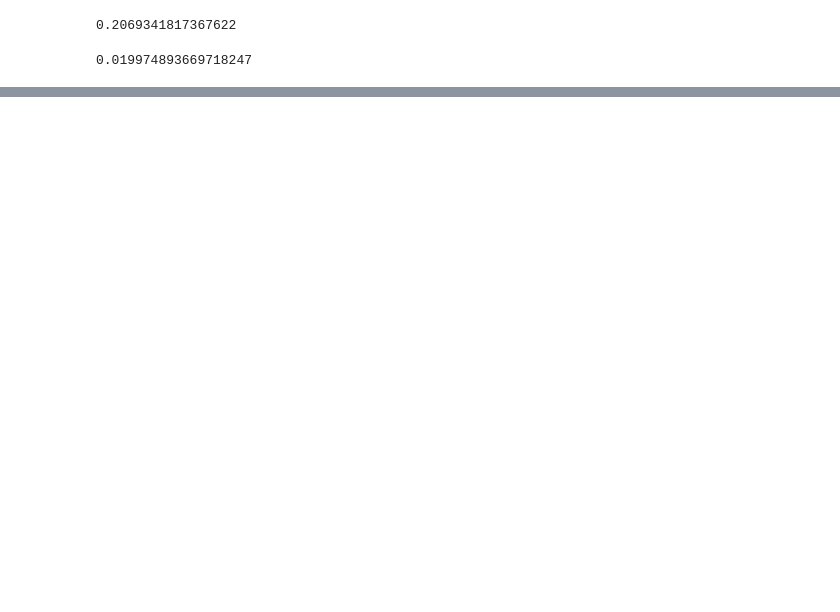
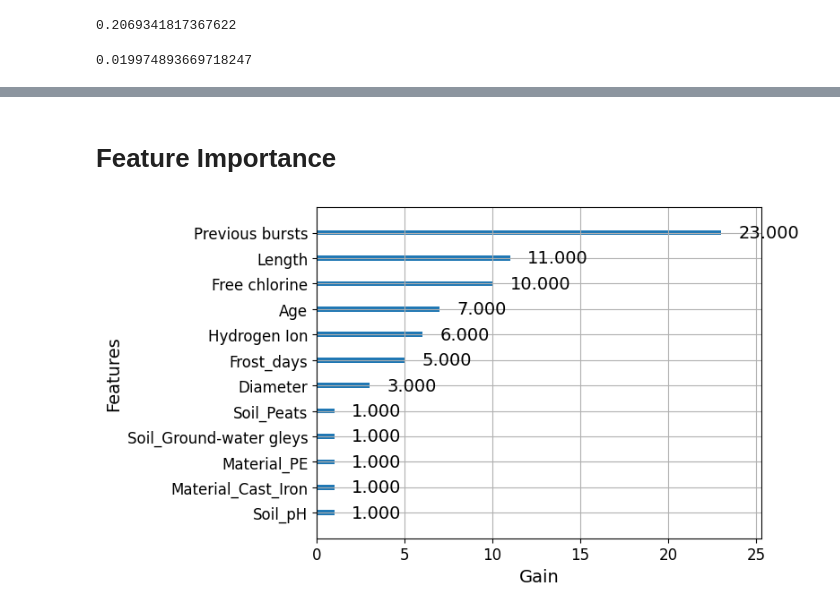
Before and after one commit to UlaStats/MSc-project-pipe-failure-prediction, a Jupyter notebook: Modelling ML.ipynb, the cells around one changed output, grey strips where cells are left out. Saved outputs shown, nothing was run; the diff lists cells and outputs as text; code cells hidden in the pictures; blank space fills up the shorter version.

```diff
--- a/Modelling ML.ipynb
+++ b/Modelling ML.ipynb
@@ -105,7 +116,9 @@ xgb_test_tidy = xgb.DMatrix(X_test_tidy, y_test, enable_categorical=True)
 # model training of XGBoost
 
 params = {
-    'objective': "reg:squarederror"
+    'objective': "reg:squarederror",
+    'seed': 42
+
 }
 
 
@@ -487,0 +525,20 @@ R2_ANN.to_csv("/content/drive/MyDrive/MSc project/Experiment 1/R2_ANN.csv", enco
+# %%
+# converting dataframe to DMatrix
+
+import xgboost as xgb
+
+xgb_train_tidy = xgb.DMatrix(X_train_tidy, y_train, enable_categorical=True)
+xgb_test_tidy = xgb.DMatrix(X_test_tidy, y_test, enable_categorical=True)
+# %%
+# model training of XGBoost
+
+params = {
+    'objective': "reg:squarederror",
+    'seed': 42,
+    'learning_rate': 0.2,
+    'gamma': 2.5,
+    'max_depth': 3
+}
+
+
+model_xgb = xgb.train(params = params, dtrain = xgb_train_tidy)
@@ -487,0 +629,17 @@ R2_ANN.to_csv("/content/drive/MyDrive/MSc project/Experiment 1/R2_ANN.csv", enco
+# %% [markdown]
+# Feature Importance
+# %%
+from xgboost import plot_importance
+
+ax = plot_importance(model_xgb, importance_type="weight", max_num_features=100)
+ax.set_xlabel("Gain", fontsize = 14)
+ax.set_ylabel("Features", fontsize = 14)
+ax.tick_params(labelsize=12)
+ax.set_title("")
+for text in ax.texts:
+    text.set_text(f"{float(text.get_text()):.3f}")
+    text.set_fontsize(14)
+
+plt.show()
+# %% [output]
+[figure, added]
```
Also changed, not shown: parts of 59 cells of this notebook.
